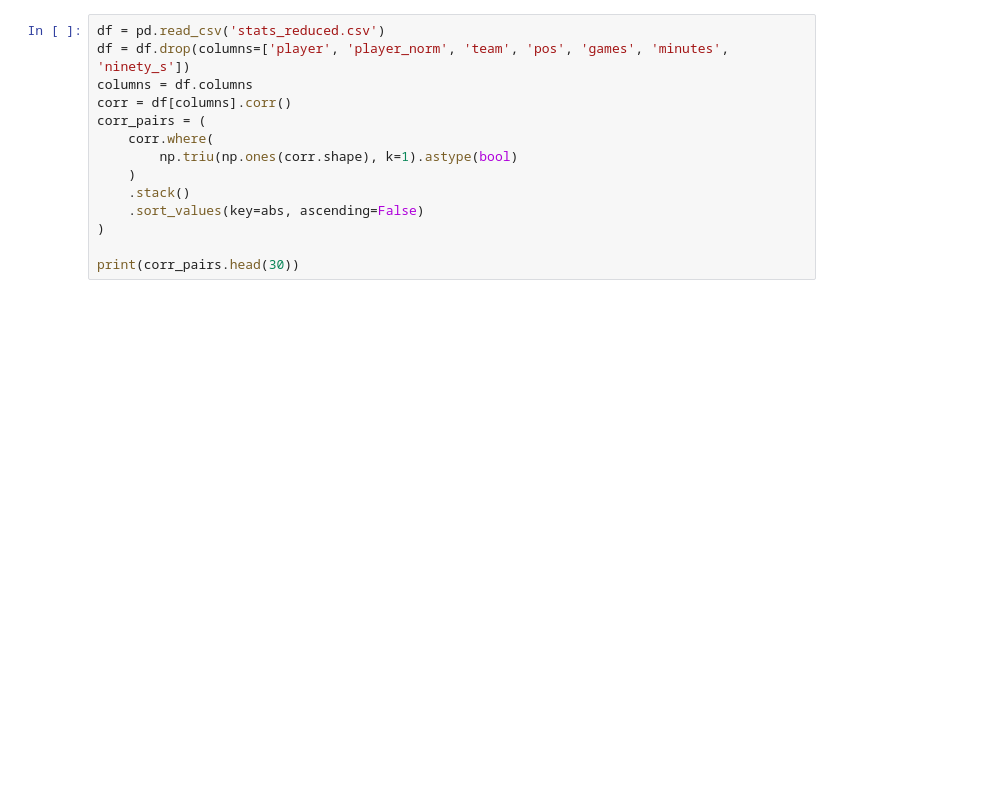
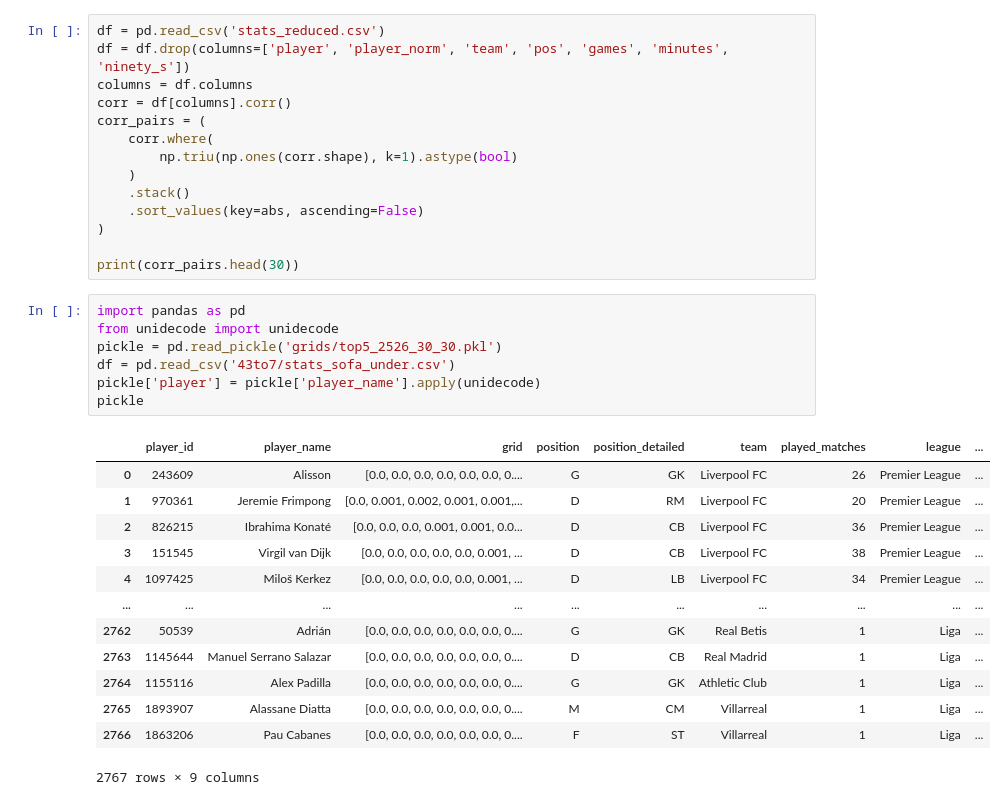
Before and after one commit to capo11/43to7, a Jupyter notebook: 43to7.ipynb, the cells around one changed output. Drawn from its saved outputs; the diff is of its cells as text; blank space fills up the shorter version.

```diff
--- a/43to7.ipynb
+++ b/43to7.ipynb
@@ -594,3 +594,24 @@ corr_pairs = (
 )
 
 print(corr_pairs.head(30))
+# %%
+import pandas as pd
+from unidecode import unidecode
+pickle = pd.read_pickle('grids/top5_2526_30_30.pkl')
+df = pd.read_csv('43to7/stats_sofa_under.csv')
+pickle['player'] = pickle['player_name'].apply(unidecode)
+pickle
+# %% [output]
+|  | player_id | player_name | grid | position | position_detailed | team | played_matches | league | ... |
+| 0 | 243609 | Alisson | [0.0, 0.0, 0.0, 0.0, 0.0, 0.0, 0.... | G | GK | Liverpool FC | 26 | Premier League | ... |
+| 1 | 970361 | Jeremie Frimpong | [0.0, 0.001, 0.002, 0.001, 0.001,... | D | RM | Liverpool FC | 20 | Premier League | ... |
+| 2 | 826215 | Ibrahima Konaté | [0.0, 0.0, 0.0, 0.001, 0.001, 0.0... | D | CB | Liverpool FC | 36 | Premier League | ... |
+| 3 | 151545 | Virgil van Dijk | [0.0, 0.0, 0.0, 0.0, 0.0, 0.001, ... | D | CB | Liverpool FC | 38 | Premier League | ... |
+| 4 | 1097425 | Miloš Kerkez | [0.0, 0.0, 0.0, 0.0, 0.0, 0.001, ... | D | LB | Liverpool FC | 34 | Premier League | ... |
+| ... | ... | ... | ... | ... | ... | ... | ... | ... | ... |
+| 2762 | 50539 | Adrián | [0.0, 0.0, 0.0, 0.0, 0.0, 0.0, 0.... | G | GK | Real Betis | 1 | Liga | ... |
+| 2763 | 1145644 | Manuel Serrano Salazar | [0.0, 0.0, 0.0, 0.0, 0.0, 0.0, 0.... | D | CB | Real Madrid | 1 | Liga | ... |
+| 2764 | 1155116 | Alex Padilla | [0.0, 0.0, 0.0, 0.0, 0.0, 0.0, 0.... | G | GK | Athletic Club | 1 | Liga | ... |
+| 2765 | 1893907 | Alassane Diatta | [0.0, 0.0, 0.0, 0.0, 0.0, 0.0, 0.... | M | CM | Villarreal | 1 | Liga | ... |
+| 2766 | 1863206 | Pau Cabanes | [0.0, 0.0, 0.0, 0.0, 0.0, 0.0, 0.... | F | ST | Villarreal | 1 | Liga | ... |
+2767 rows × 9 columns
```
Also changed, not shown: 1 other file.
